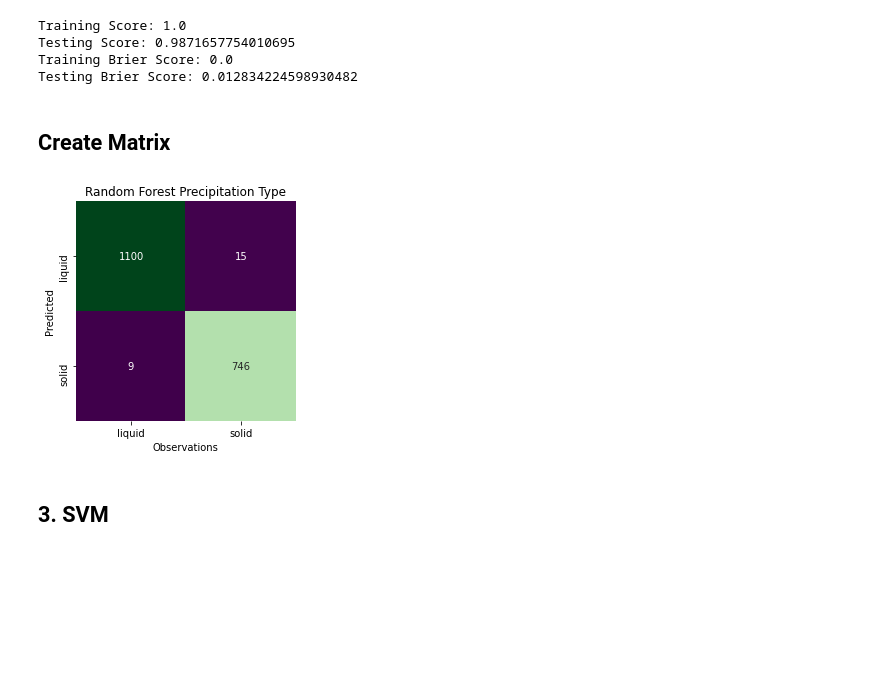
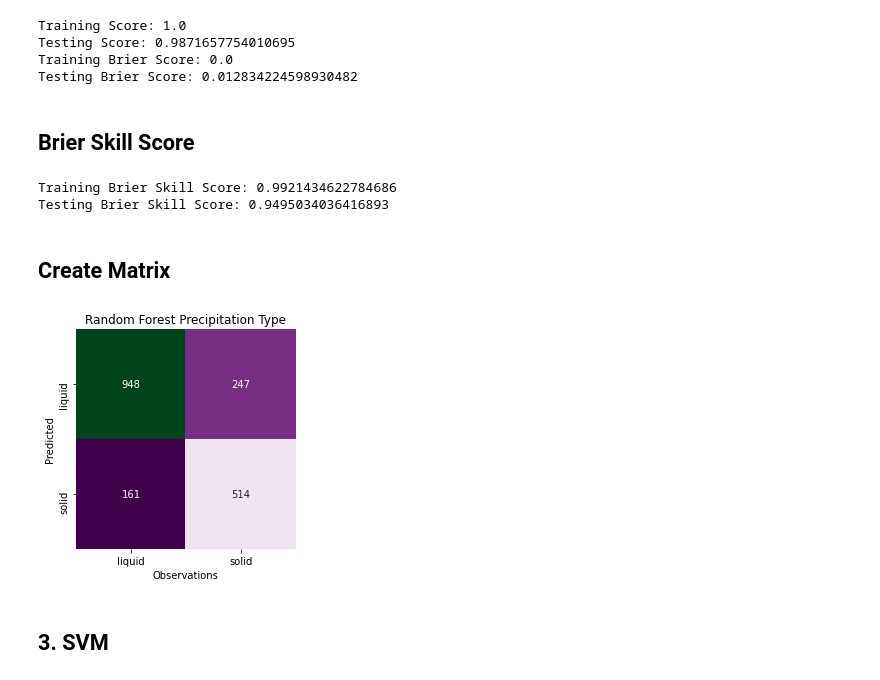
Before and after one commit to szymbor2/ATMS597-Project5-GroupG, a Jupyter notebook: project5.ipynb, the cells around one changed output. Saved outputs shown, nothing was run; the diff lists cells and outputs as text; code cells hidden in the pictures; blank space fills up the shorter version.

Commit message:
Added Brier Skill Score in addition to model score and brier score

```diff
--- a/project5.ipynb
+++ b/project5.ipynb
@@ -28,5 +42,5 @@ Requirement already satisfied: wget in /usr/local/lib/python3.6/dist-packages (3
 # %%
-YOUR_DIRECTORY = '/content/drive/My Drive/Colab Notebooks/Project_5/'
+YOUR_DIRECTORY = '/content/drive/My Drive/Colab Notebooks/ATMS597/project5/'
 # %% [markdown]
 # Get Data
 <b> Get Data </b> - Once you run this and have the data, do not need to run again.
@@ -287,22 +306,37 @@ Training Score: 1.0
 Testing Score: 0.9871657754010695
 Training Brier Score: 0.0
 Testing Brier Score: 0.012834224598930482
+# %% [markdown]
+## Brier Skill Score
+# %%
+training_climprob = climate_probability(train_labels, np.shape(training_probability))
+testing_climprob = climate_probability(test_labels, np.shape(testing_probability))
+
+# Calculate the Brier Skill Score for training and testing data
+training_bss = 1 - (brier_score_loss(train_labels, training_probability[:,1])/brier_score_loss(train_labels, training_climprob[:,1]))
+testing_bss = 1 - (brier_score_loss(test_labels, testing_probability[:,1])/brier_score_loss(test_labels, testing_climprob[:,1]))
+
+print('Training Brier Skill Score: ' + str(training_bss))
+print('Testing Brier Skill Score: ' + str(testing_bss))
+# %% [output]
+Training Brier Skill Score: 0.9921434622784686
+Testing Brier Skill Score: 0.9495034036416893
 # %% [markdown]
 ## Create Matrix
 # %%
 # Create Matrix
-matrix = confusion_matrix(test_labels, rfc.predict(test_features))
+matrix = confusion_matrix(test_labels, clf.predict(test_features))
 
 # Plot matrix
 labels = ['liquid', 'solid']
-sns.heatmap(matrix.T, square = True, annot = True, fmt = 'd', cbar = False, xticklabels = labels, yticklabels = labels, cmap = 'PRGn')
+sns.heatmap(matrix.T, square=True, annot=True, fmt='d', cbar=False, xticklabels=labels, yticklabels=labels, cmap='PRGn')
 pyplot.title('Random Forest Precipitation Type')
 pyplot.xlabel('Observations')
 pyplot.ylabel('Predicted')
 pyplot.tight_layout()
-pyplot.savefig(YOUR_DIRECTORY + 'randforestregress_confmatrix.png', dpi = 300)
+pyplot.savefig(YOUR_DIRECTORY + 'randforestregress_confmatrix.png', dpi=300)
 # %% [output]
-[figure, old version]
+[figure, new version]
 # %% [markdown]
 ## 3. SVM
 # %% [markdown]
```
Also changed, not shown: parts of 18 cells of this notebook.
